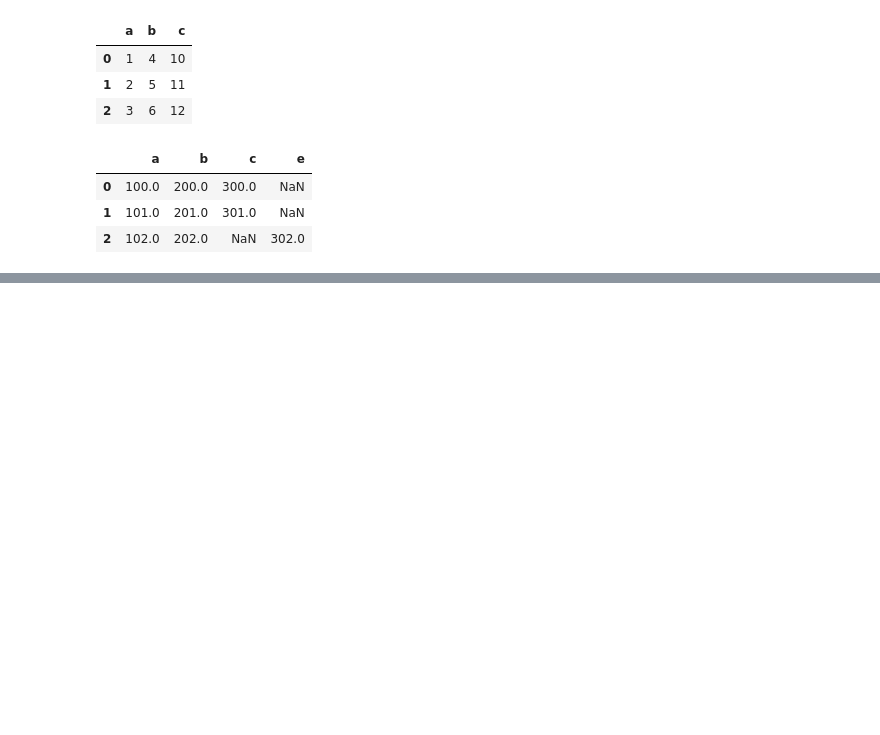
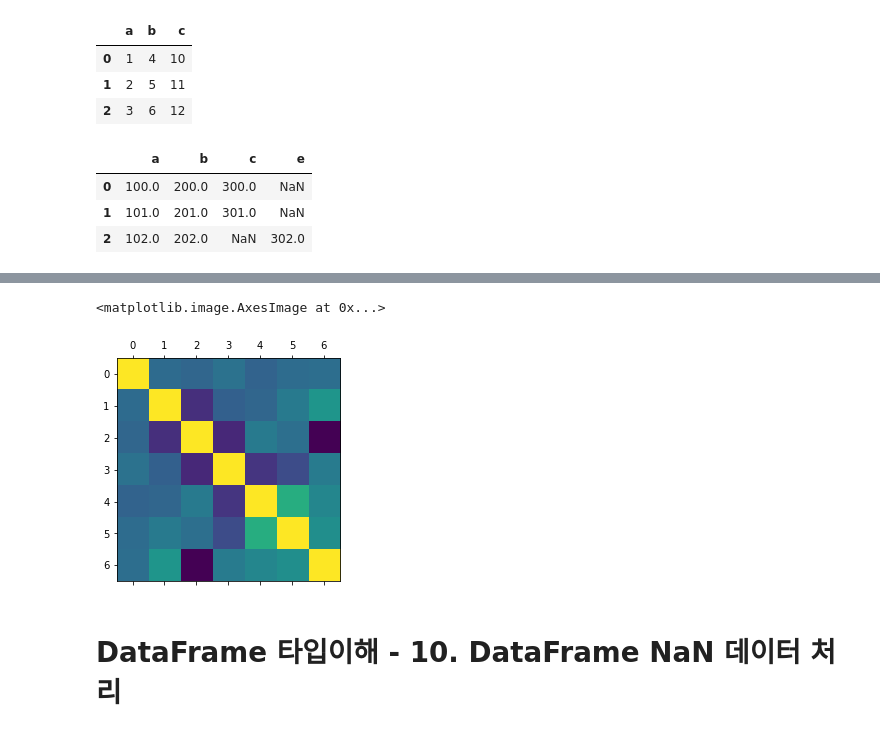
Before and after one commit to seok-jin/coding_study, a Jupyter notebook: data_analysis_study/pandas_dataframe copy.ipynb, the cells around one changed output, grey strips where cells are left out. Cells and saved outputs as stored; diff of their text form; code cells hidden in the pictures; blank space fills up the shorter version.

```diff
--- a/data_analysis_study/pandas_dataframe copy.ipynb
+++ b/data_analysis_study/pandas_dataframe copy.ipynb
@@ -148,0 +472,3 @@ pd.DataFrame([a,b,c])
+# %%
+train_data = pd.read_csv('./train.csv')
+train_data.head()
@@ -148,0 +494,7 @@ pd.DataFrame([a,b,c])
+# %%
+plt.matshow(train_data.corr())
+# %% [output]
+<matplotlib.image.AxesImage at 0x...>
+[figure, added]
+# %% [markdown]
+# DataFrame 타입이해 - 10. DataFrame NaN 데이터 처리
```
Also changed, not shown: parts of 126 cells of this notebook.
